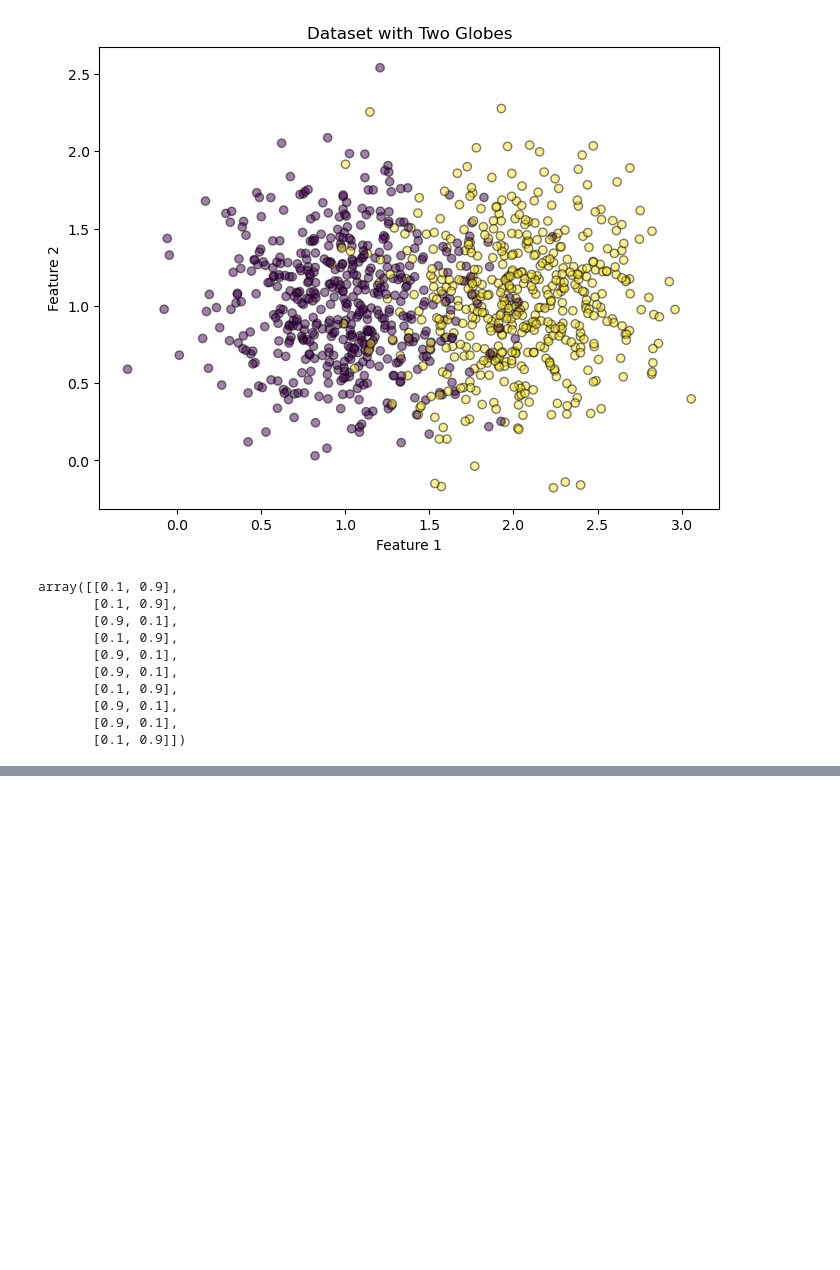
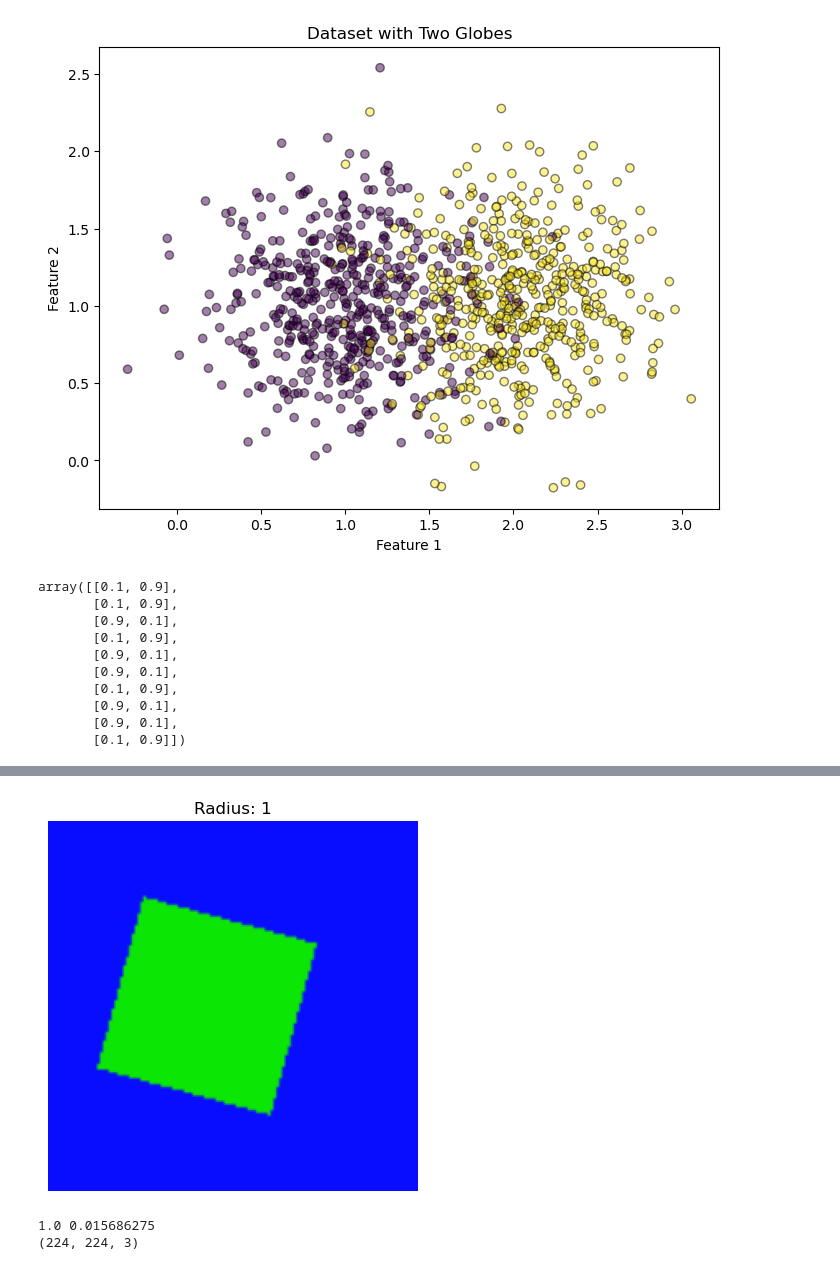
Before and after one commit to fagonzalezo/kdm, a Jupyter notebook: examples/kdm_generative_test.ipynb, the cells around one changed output, grey strips where cells are left out. Drawn from its saved outputs; the diff is of its cells as text; code cells hidden in the pictures; blank space fills up the shorter version.

```diff
--- a/examples/kdm_generative_test.ipynb
+++ b/examples/kdm_generative_test.ipynb
@@ -311,0 +310,6 @@ plt.scatter(xs, ys[:, 0], c='b', marker='o', s=weights*1000)
+# %%
+# to run this example download the data from
+# https://www.kaggle.com/datasets/gonzalorecioc/color-polygon-images
+# and set the paths accordingly
+targets_path = "/Users/fgonza/Documents/research/code/data/color_poly_images/targets.csv"
+images_path = "/Users/fgonza/Documents/research/code/data/color_poly_images/images/content/images"
@@ -311,0 +386,21 @@ plt.scatter(xs, ys[:, 0], c='b', marker='o', s=weights*1000)
+# %%
+import tensorflow as tf
+
+train_ds = create_tf_dataset(train_df, target_column='bound_circle_r',
+                             batch_size=32, image_folder_path=images_path)
+
+test_ds = create_tf_dataset(test_df, target_column='bound_circle_r',
+                            batch_size=32, image_folder_path=images_path)
+# %%
+# read an image from the dataset and plot it
+for image, label in train_ds.take(1):
+    plt.imshow(image[0])
+    plt.title(f"Radius: {label[0].numpy()}")
+    plt.axis('off')
+    plt.show()
+    print(np.max(image[0].numpy()), np.min(image[0].numpy()))
+    print(image[0].shape)
+# %% [output]
+[figure, added]
+1.0 0.015686275
+(224, 224, 3)
```
Also changed, not shown: parts of 12 cells of this notebook, 1 other file.
